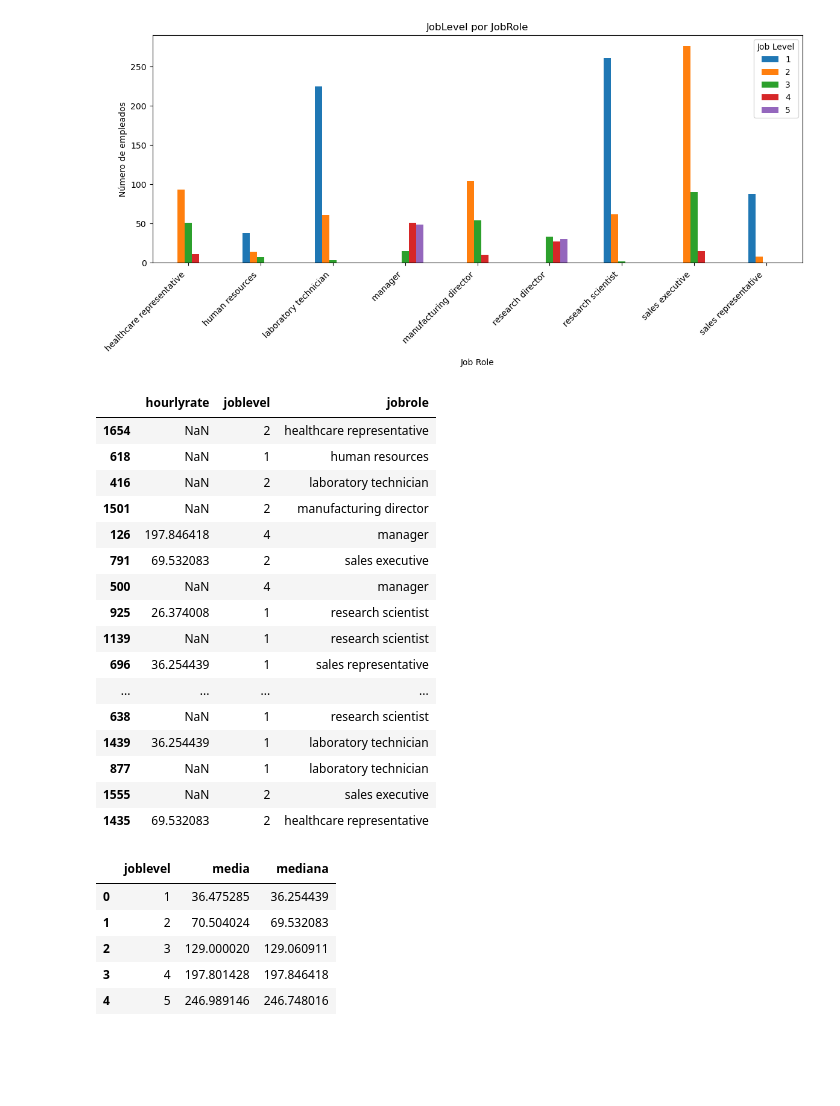
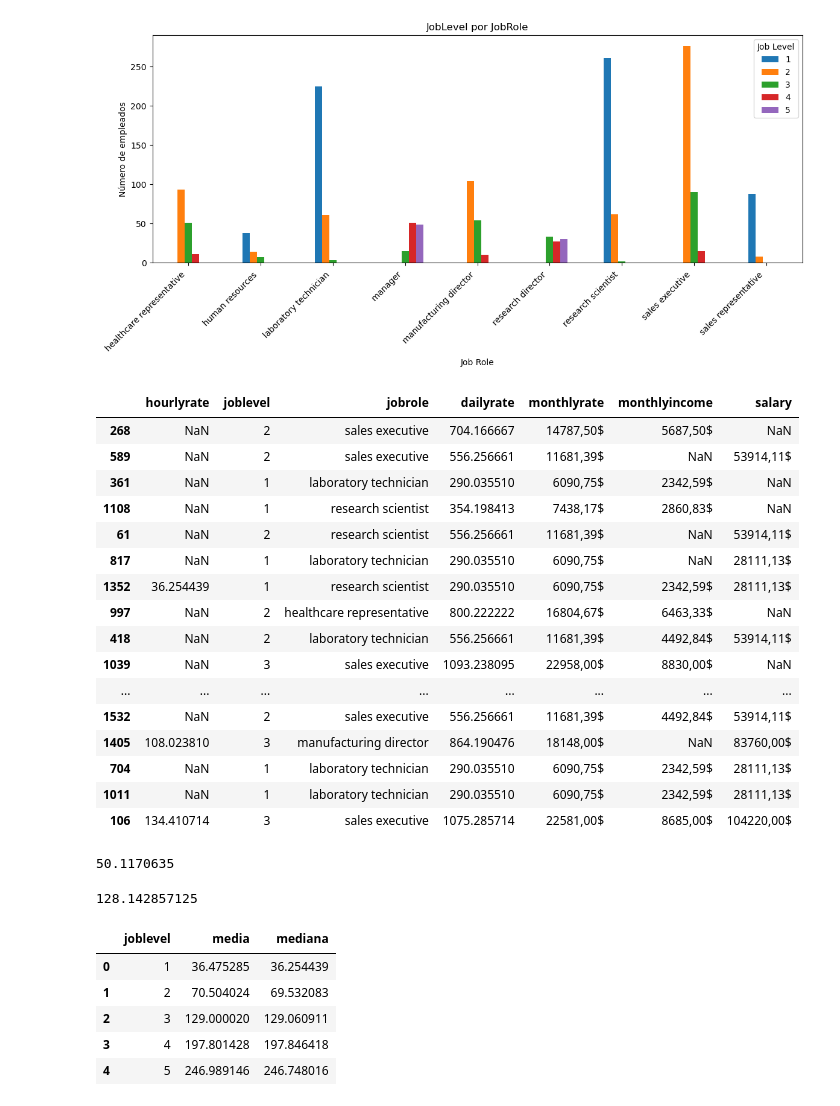
Before and after one commit to omniaunusest/VIZ-analytics-4-employee-data-talent-insights, a Jupyter notebook: Comprobaciones/Mayka.ipynb, the cells around one changed output. Saved outputs shown, nothing was run; the diff lists cells and outputs as text; code cells hidden in the pictures; blank space fills up the shorter version.

```diff
--- a/Comprobaciones/Mayka.ipynb
+++ b/Comprobaciones/Mayka.ipynb
@@ -88,22 +117,22 @@ plt.show()
 # %% [output]
 [figure]
 # %%
-df[["hourlyrate", "joblevel","jobrole"]].sample(20)
+df[["hourlyrate", "joblevel","jobrole","dailyrate", "monthlyrate", "monthlyincome", "salary"]].sample(20)
 # %% [output]
-|  | hourlyrate | joblevel | jobrole |
-| 1654 | NaN | 2 | healthcare representative |
-| 618 | NaN | 1 | human resources |
-| 416 | NaN | 2 | laboratory technician |
-| 1501 | NaN | 2 | manufacturing director |
-| 126 | 197.846418 | 4 | manager |
-| 791 | 69.532083 | 2 | sales executive |
-| 500 | NaN | 4 | manager |
-| 925 | 26.374008 | 1 | research scientist |
-| 1139 | NaN | 1 | research scientist |
-| 696 | 36.254439 | 1 | sales representative |
-| ... | ... | ... | ... |
-| 638 | NaN | 1 | research scientist |
-| 1439 | 36.254439 | 1 | laboratory technician |
-| 877 | NaN | 1 | laboratory technician |
-| 1555 | NaN | 2 | sales executive |
-| 1435 | 69.532083 | 2 | healthcare representative |
+|  | hourlyrate | joblevel | jobrole | dailyrate | monthlyrate | monthlyincome | salary |
+| 268 | NaN | 2 | sales executive | 704.166667 | 14787,50$ | 5687,50$ | NaN |
+| 589 | NaN | 2 | sales executive | 556.256661 | 11681,39$ | NaN | 53914,11$ |
+| 361 | NaN | 1 | laboratory technician | 290.035510 | 6090,75$ | 2342,59$ | NaN |
+| 1108 | NaN | 1 | research scientist | 354.198413 | 7438,17$ | 2860,83$ | NaN |
+| 61 | NaN | 2 | research scientist | 556.256661 | 11681,39$ | NaN | 53914,11$ |
+| 817 | NaN | 1 | laboratory technician | 290.035510 | 6090,75$ | NaN | 28111,13$ |
+| 1352 | 36.254439 | 1 | research scientist | 290.035510 | 6090,75$ | 2342,59$ | 28111,13$ |
+| 997 | NaN | 2 | healthcare representative | 800.222222 | 16804,67$ | 6463,33$ | NaN |
+| 418 | NaN | 2 | laboratory technician | 556.256661 | 11681,39$ | 4492,84$ | 53914,11$ |
+| 1039 | NaN | 3 | sales executive | 1093.238095 | 22958,00$ | 8830,00$ | NaN |
+| ... | ... | ... | ... | ... | ... | ... | ... |
+| 1532 | NaN | 2 | sales executive | 556.256661 | 11681,39$ | 4492,84$ | 53914,11$ |
+| 1405 | 108.023810 | 3 | manufacturing director | 864.190476 | 18148,00$ | NaN | 83760,00$ |
+| 704 | NaN | 1 | laboratory technician | 290.035510 | 6090,75$ | 2342,59$ | 28111,13$ |
+| 1011 | NaN | 1 | laboratory technician | 290.035510 | 6090,75$ | 2342,59$ | 28111,13$ |
+| 106 | 134.410714 | 3 | sales executive | 1075.285714 | 22581,00$ | 8685,00$ | 104220,00$ |
@@ -110,3 +147,11 @@ df[["hourlyrate", "joblevel","jobrole"]].sample(20)
+# %%
+400.936508/8
+# %% [output]
+50.1170635
+# %%
+1025.142857/8
+# %% [output]
+128.142857125
 # %%
 df.groupby("joblevel")["hourlyrate"].agg(
     media="mean",
```
Also changed, not shown: parts of 7 cells of this notebook, 2 other files.
